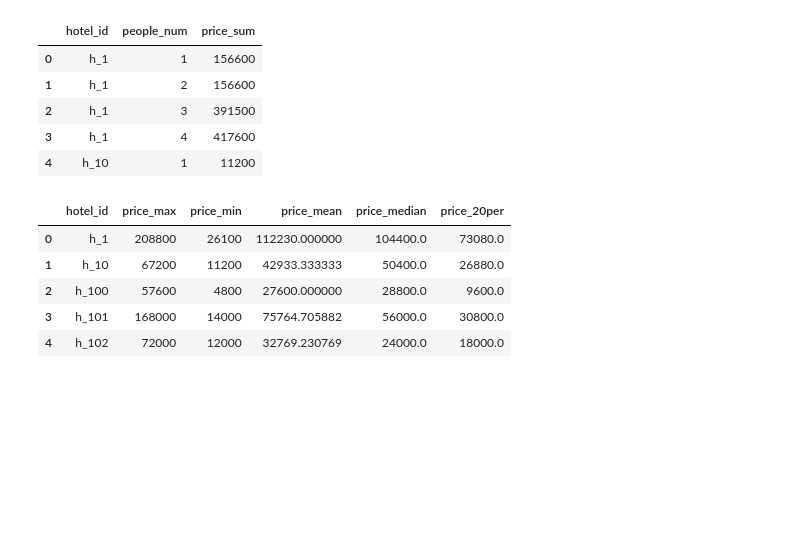
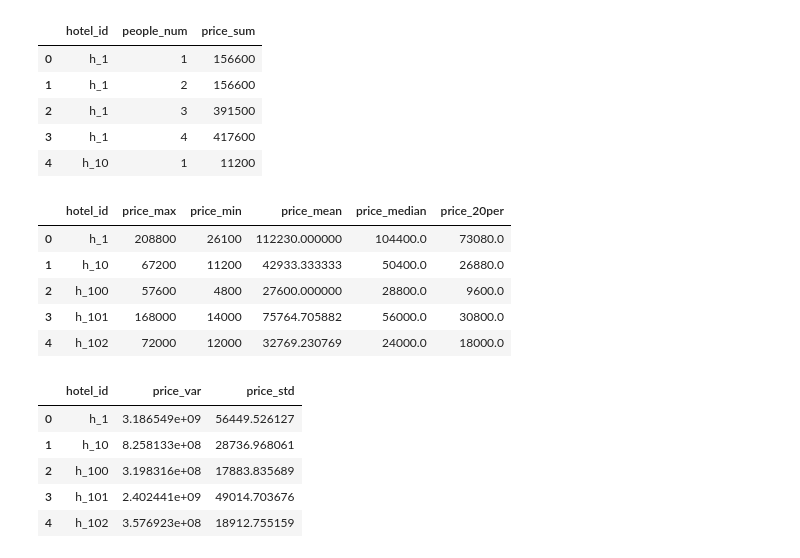
Before and after one commit to shake345/pre_treatment, a Jupyter notebook: pre_treatment.ipynb, the cells around one changed output. Saved outputs shown, nothing was run; the diff lists cells and outputs as text; code cells hidden in the pictures; blank space fills up the shorter version.

```diff
--- a/pre_treatment.ipynb
+++ b/pre_treatment.ipynb
@@ -119,0 +118,15 @@ result_value.head()
+# %%
+# 分散地と標準偏差値
+result_var_std = reserve_tb.groupby('hotel_id').agg({'total_price': ['var','std']}).reset_index()
+result_var_std.columns = ['hotel_id','price_var','price_std']
+
+# データ件が1件の場合は、分散地と標準偏差値がnaになっているので、0に置き換える
+result_var_std.fillna(0, inplace=True)
+result_var_std.head()
+# %% [output]
+|  | hotel_id | price_var | price_std |
+| 0 | h_1 | 3.186549e+09 | 56449.526127 |
+| 1 | h_10 | 8.258133e+08 | 28736.968061 |
+| 2 | h_100 | 3.198316e+08 | 17883.835689 |
+| 3 | h_101 | 2.402441e+09 | 49014.703676 |
+| 4 | h_102 | 3.576923e+08 | 18912.755159 |
```
Also changed, not shown: parts of 3 cells of this notebook.
